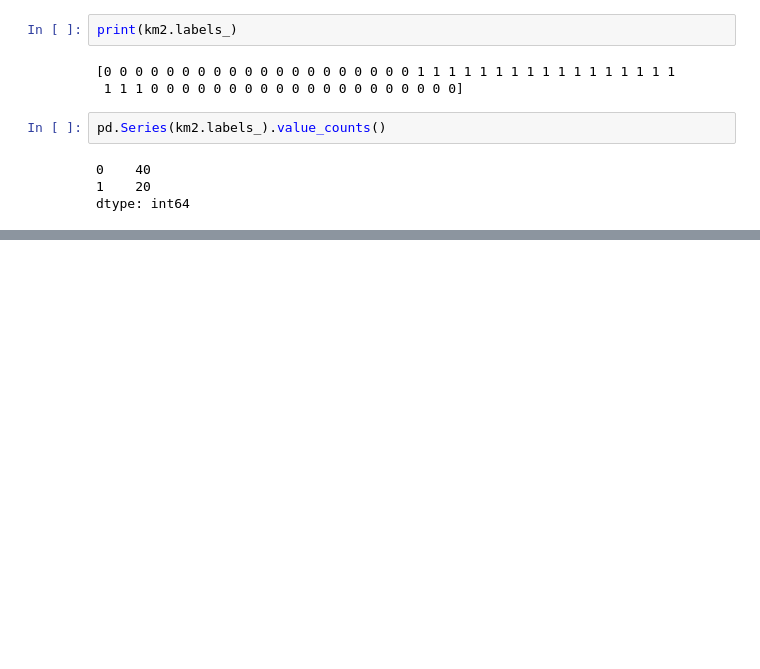
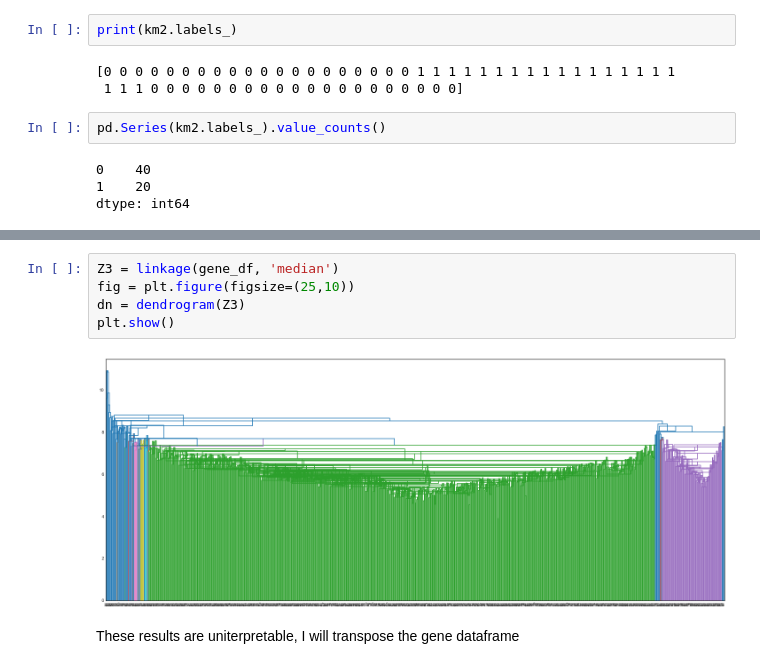
Before and after one commit to Lupercio421/STAT-724, a Jupyter notebook: Homeworks/HW6/Lupercio_Daniel_HW6.ipynb, the cells around one changed output, grey strips where cells are left out. Cells and saved outputs as stored; diff of their text form; blank space fills up the shorter version.

```diff
--- a/Homeworks/HW6/Lupercio_Daniel_HW6.ipynb
+++ b/Homeworks/HW6/Lupercio_Daniel_HW6.ipynb
@@ -116,0 +239,9 @@ KeyError: (slice(None, None, None), 0)
+# %%
+Z3 = linkage(gene_df, 'median')
+fig = plt.figure(figsize=(25,10))
+dn = dendrogram(Z3)
+plt.show()
+# %% [output]
+[figure, added]
+# %% [markdown]
+These results are uniterpretable, I will transpose the gene dataframe
```
Also changed, not shown: parts of 41 cells of this notebook, 2 other files.
